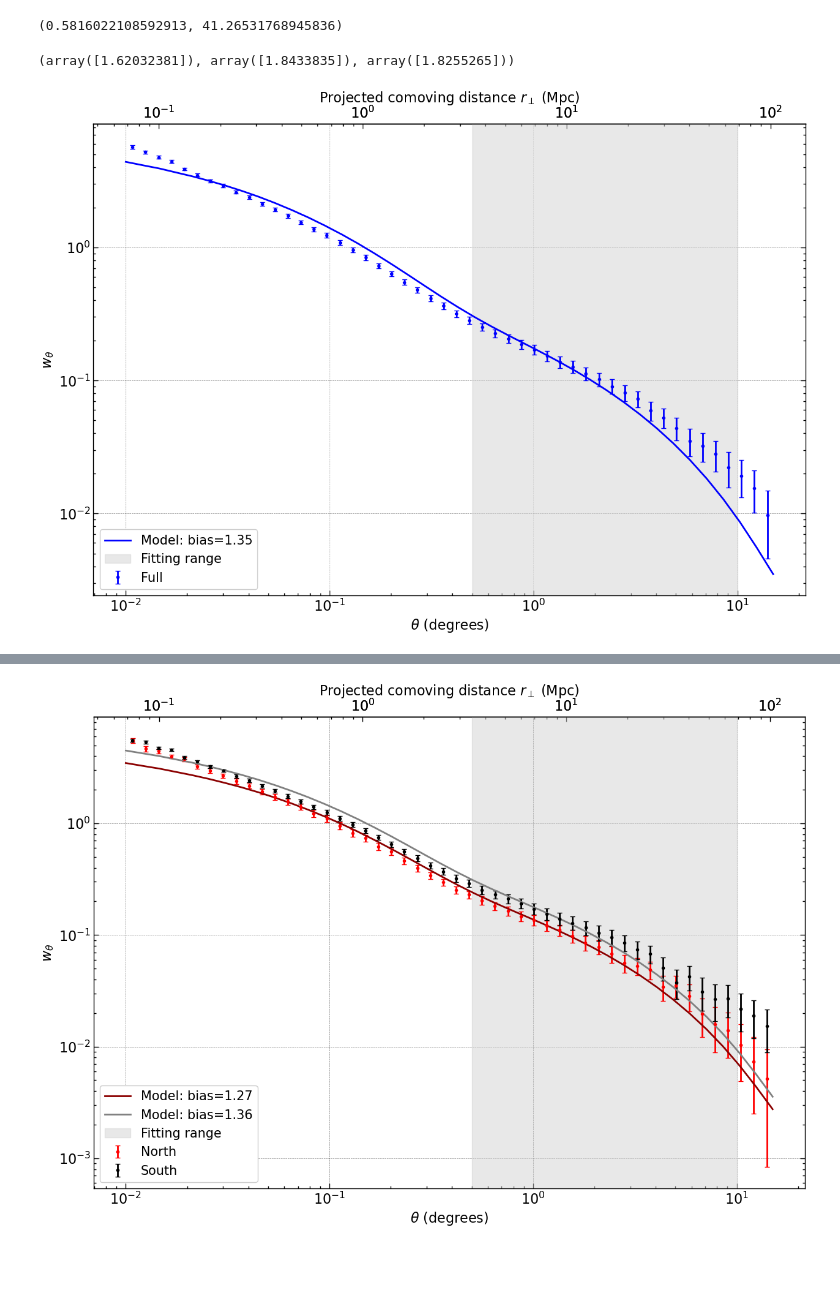
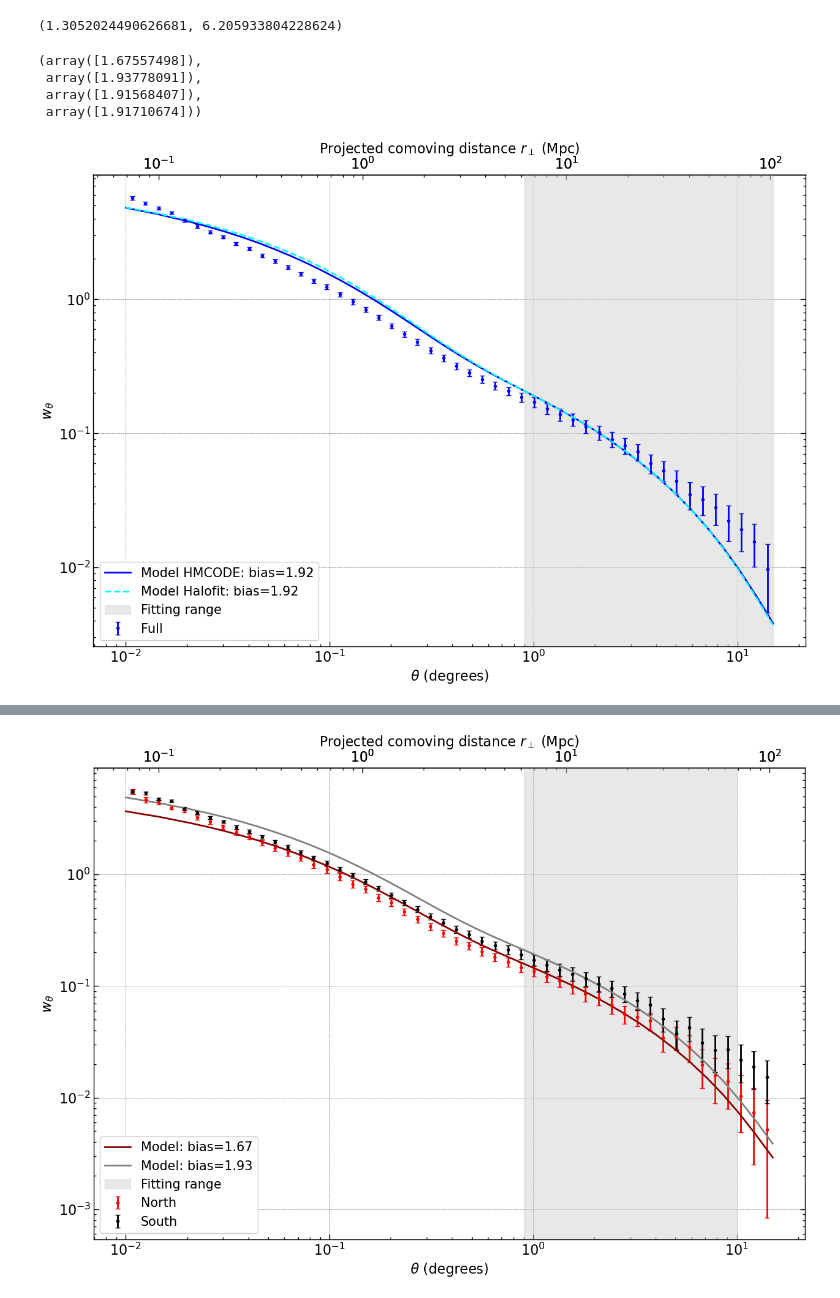
Before and after one commit to Shin107/DESILegacy-PECVEL, a Jupyter notebook: notebooks/w_theta_clean.ipynb, the cells around one changed output, grey strips where cells are left out. Drawn from its saved outputs; the diff is of its cells as text; code cells hidden in the pictures; blank space fills up the shorter version.

Commit message:
estimating the linear bias for Cl and w_theta

```diff
--- a/notebooks/w_theta_clean.ipynb
+++ b/notebooks/w_theta_clean.ipynb
@@ -65,10 +65,19 @@ cosmo_hmcode = ccl.Cosmology(
     }
 
 )
+
+cosmo_halofit = ccl.Cosmology(
+    Omega_c=0.264,  # Cold dark matter density
+    Omega_b=0.049,  # Baryon density
+    h=0.674,        # Hubble parameter
+    sigma8=0.811,    # Power spectrum normalization
+    n_s=0.965       # Spectral index
+)
+
+
 theta = np.logspace(np.log10(1e-2), np.log10(15), 40) # degrees
 
-ell = np.arange(2, 4000)
-bias = 1*np.ones_like(z) #+ 0.5*z
+
 
 tr_hm = ccl.NumberCountsTracer(cosmo_hmcode, dndz=(z, n_z), bias=(z, bias),has_rsd=False)
 cl_hm = ccl.angular_cl(cosmo_hmcode, tr_hm, tr_hm, ell)
@@ -80,45 +89,57 @@ def w_theta_func(theta,a):
     cl_hm = ccl.angular_cl(cosmo_hmcode, tr_hm, tr_hm, ell)
     wtheta_hm = ccl.correlation(theta = theta, ell = ell, C_ell = cl_hm, cosmo = cosmo_hmcode)
     return wtheta_hm
+
+def w_theta_func_halofit(theta,a):
+    bias = a*np.ones_like(z) #+ 0.5*z
+    tr = ccl.NumberCountsTracer(cosmo_halofit, dndz=(z, n_z), bias=(z, bias),has_rsd=False)
+    cl = ccl.angular_cl(cosmo_halofit, tr, tr, ell)
+    wtheta = ccl.correlation(theta = theta, ell = ell, C_ell = cl, cosmo = cosmo_halofit)
+    return wtheta
 # %%
 south = np.load('/user/animesh.sah/w_theta_results/treecorr_south_bootstrap_patches_100_1000_0.01_to_15.npy')
 north = np.load('/user/animesh.sah/w_theta_results/0.01_to_15/treecorr_north_bootstrap_patches_100_1000_0.01_to_15.npy')
 full = np.load('/user/animesh.sah/w_theta_results/treecorr_full_bootstrap_patches_100_1000_0.01_to_15.npy')
 # %%
-r_to_theta_dc(4), theta_to_r_dc(6)
+r_to_theta_dc(9), theta_to_r_dc(0.9)
 # %% [output]
-(0.5816022108592913, 41.26531768945836)
+(1.3052024490626681, 6.205933804228624)
 # %%
-upper_scale=10
-lower_scale=0.5
+upper_scale=15
+lower_scale=0.9
 mask_north= (north[0]<upper_scale) & (north[0]>lower_scale)
 mask_south= (south[0]<upper_scale) & (south[0]>lower_scale)
 mask_full= (full[0]<upper_scale) & (full[0]>lower_scale)
 popt_north,pcov_north = cf(w_theta_func,north[0][mask_north],north[1][mask_north],sigma=north[2][mask_north])
 popt_south,pcov_south = cf(w_theta_func,south[0][mask_south],south[1][mask_south],sigma=south[2][mask_south])
 popt_full,pcov_full = cf(w_theta_func,full[0][mask_full],full[1][mask_full],sigma=full[2][mask_full])
-popt_north, popt_south , popt_full
+popt_full_halofit,pcov_full_halofit = cf(w_theta_func_halofit,full[0][mask_full],full[1][mask_full],sigma=full[2][mask_full])
+popt_north, popt_south , popt_full , popt_full_halofit
 # %% [output]
-(array([1.62032381]), array([1.8433835]), array([1.8255265]))
+(array([1.67557498]),
+ array([1.93778091]),
+ array([1.91568407]),
+ array([1.91710674]))
 # %%
 fig, ax = plt.subplots(figsize=(15,10))
 
 ax.errorbar(full[0],full[1],yerr =full[2],fmt='.',label='Full',capsize= 3,color='blue')
 ax.set_xlabel(r'$\theta$ (degrees)')
 ax.set_ylabel(r'$w_{\theta}$')
 ax.set_xscale('log')
 plt.yscale('log')
-plt.loglog(theta,w_theta_func(theta,popt_full),label=f'Model: bias={np.sqrt(popt_full[0]):.2f}',color='blue')
+plt.loglog(theta,w_theta_func(theta,popt_full),label=f'Model HMCODE: bias={popt_full[0]:.2f}',color='blue')
+plt.loglog(theta,w_theta_func_halofit(theta,popt_full_halofit),label=f'Model Halofit: bias={popt_full_halofit[0]:.2f}',color='cyan',linestyle='--')
 plt.axvspan(lower_scale,upper_scale, color='lightgray', alpha=0.5,label='Fitting range')
 plt.legend(fontsize=15)
 
 
 #### Adding secondary x-axis for projected comoving distance ####
 secax = ax.secondary_xaxis('top',
 functions=(theta_to_r_dc,r_to_theta_dc))
 secax.set_xlabel(r'Projected comoving distance $r_\perp$ (Mpc)')
 secax = ax.secondary_xaxis('top', functions=(theta_to_r_dc, r_to_theta_dc))
 secax.tick_params(axis='x', which='both', length=0)  # removes the tick marks, keeps labels
 ax.tick_params(axis='x', which='both', bottom=True, top=False, labelbottom=True)
 # %% [output]
-[figure, old version]
+[figure, new version]
```
Also changed, not shown: parts of 5 cells of this notebook, 1 other file.
